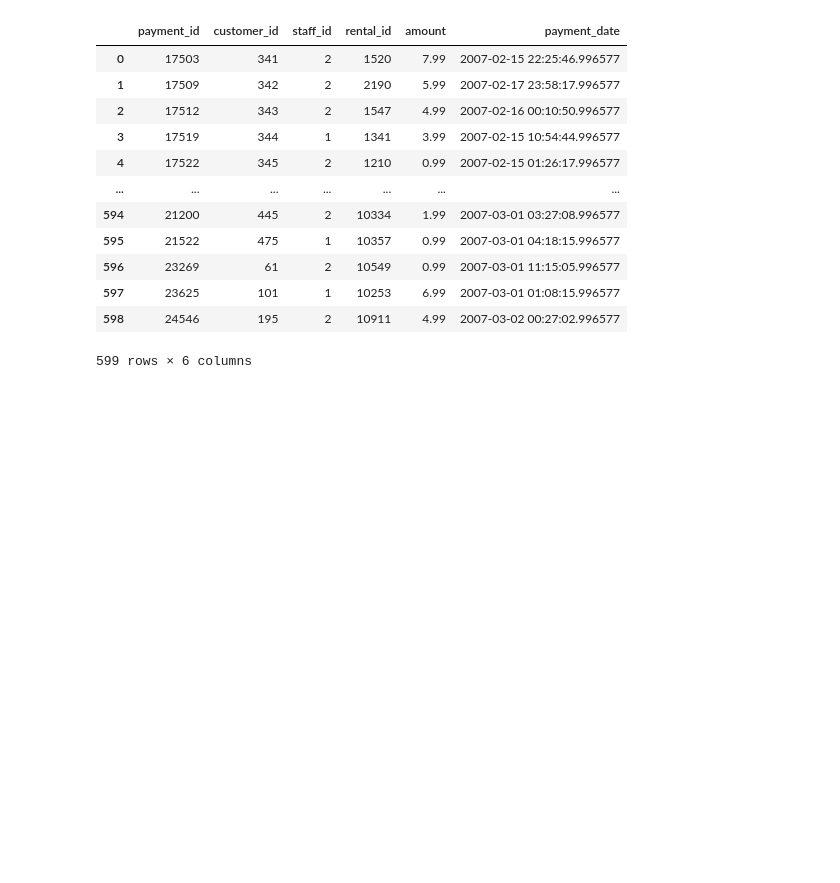
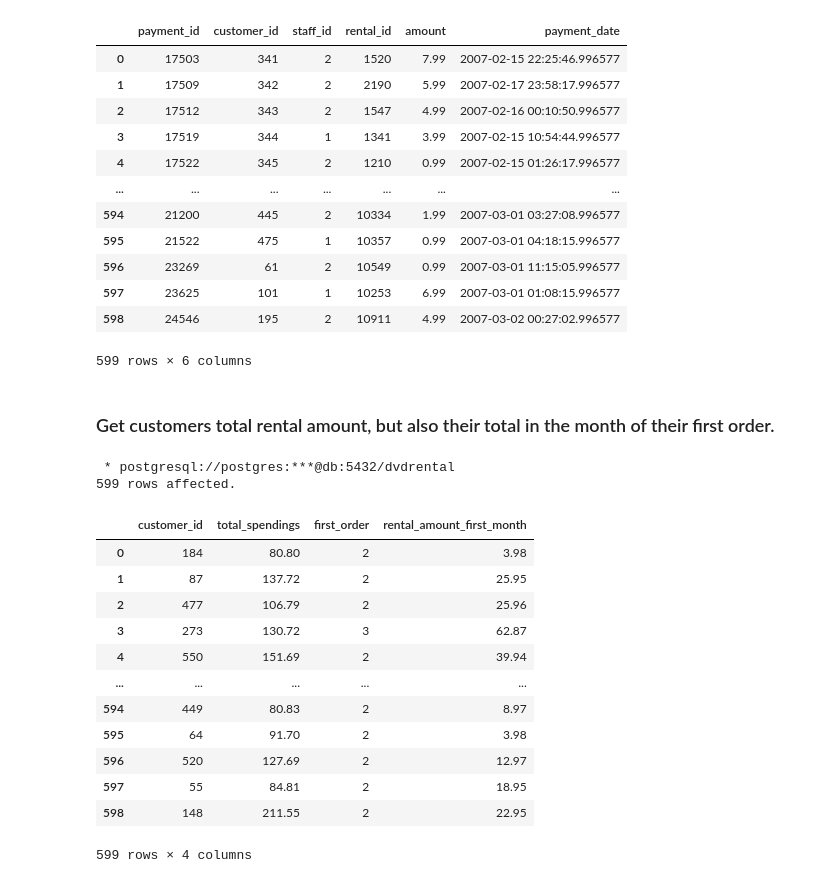
Before and after one commit to nikolaevtomov/dvdrental, a Jupyter notebook: notebook/experiment.ipynb, the cells around one changed output. Cells and saved outputs as stored; diff of their text form; code cells hidden in the pictures; blank space fills up the shorter version.

```diff
--- a/notebook/experiment.ipynb
+++ b/notebook/experiment.ipynb
@@ -292,3 +292,39 @@ FROM payment p INNER JOIN (
 | 597 | 23625 | 101 | 1 | 10253 | 6.99 | 2007-03-01 01:08:15.996577 |
 | 598 | 24546 | 195 | 2 | 10911 | 4.99 | 2007-03-02 00:27:02.996577 |
 599 rows × 6 columns
+# %% [markdown]
+### Get customers total rental amount, but also their total in the month of their first order.
+# %%
+%%sql
+
+WITH base_table AS (
+    SELECT p.customer_id, SUM(p.amount) as total_spendings, (
+        SELECT EXTRACT (MONTH FROM MIN(p2.payment_date)) FROM payment p2
+        WHERE p2.customer_id = p.customer_id
+    )::int as first_order
+    FROM payment p
+    GROUP BY 1
+)
+
+SELECT bt.*, (
+    SELECT SUM(p3.amount) FROM payment p3
+    WHERE p3.customer_id = bt.customer_id
+    AND EXTRACT(MONTH FROM p3.payment_date) = bt.first_order
+) as rental_amount_first_month
+FROM base_table bt
+# %% [output]
+ * postgresql://postgres:***@db:5432/dvdrental
+599 rows affected.
+|  | customer_id | total_spendings | first_order | rental_amount_first_month |
+| 0 | 184 | 80.80 | 2 | 3.98 |
+| 1 | 87 | 137.72 | 2 | 25.95 |
+| 2 | 477 | 106.79 | 2 | 25.96 |
+| 3 | 273 | 130.72 | 3 | 62.87 |
+| 4 | 550 | 151.69 | 2 | 39.94 |
+| ... | ... | ... | ... | ... |
+| 594 | 449 | 80.83 | 2 | 8.97 |
+| 595 | 64 | 91.70 | 2 | 3.98 |
+| 596 | 520 | 127.69 | 2 | 12.97 |
+| 597 | 55 | 84.81 | 2 | 18.95 |
+| 598 | 148 | 211.55 | 2 | 22.95 |
+599 rows × 4 columns
```
Also changed, not shown: parts of 3 cells of this notebook.
